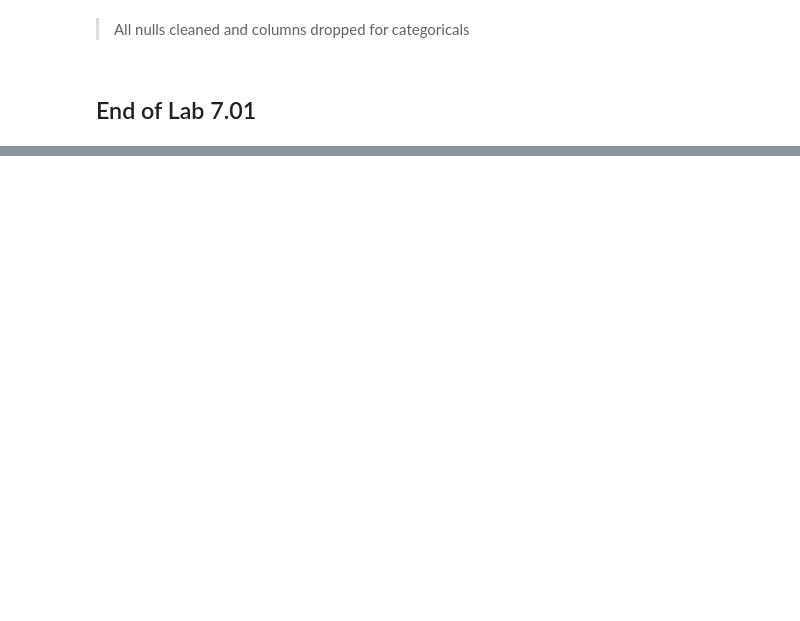
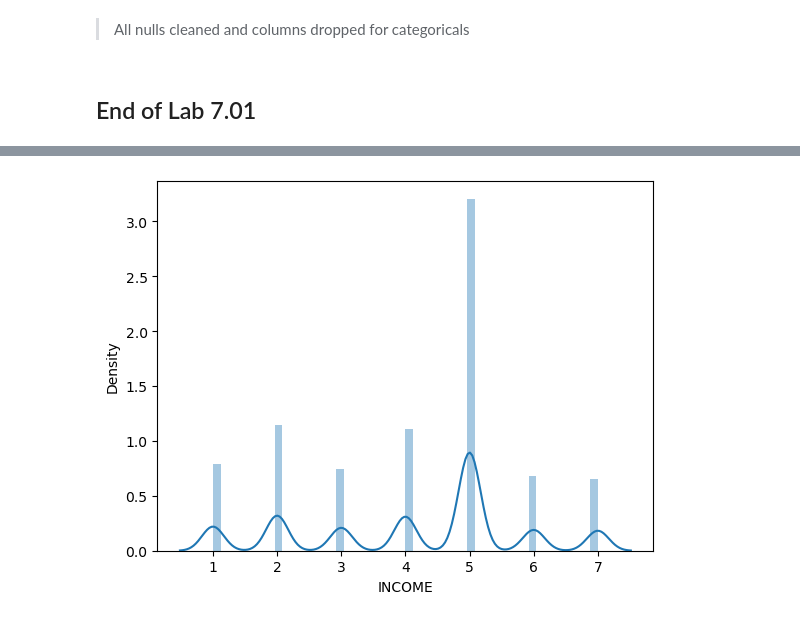
Before and after one commit to lucianosabbatini/lab-revisiting-machine-learning, a Jupyter notebook: Lab 7.01.ipynb, the cells around one changed output, grey strips where cells are left out. Cells and saved outputs as stored; diff of their text form; code cells hidden in the pictures; blank space fills up the shorter version.

```diff
--- a/Lab 7.01.ipynb
+++ b/Lab 7.01.ipynb
@@ -360,0 +561,8 @@ display(df_num.shape)
+# %%
+df_num['INCOME'] = df_num['INCOME'].astype(object)
+df_num['INCOME'] = df_num['INCOME'].fillna(5.0)
+# %%
+sns.distplot(df_num['INCOME'])
+plt.show()
+# %% [output]
+[figure, added]
```
Also changed, not shown: parts of 62 cells of this notebook, 1 other file.
